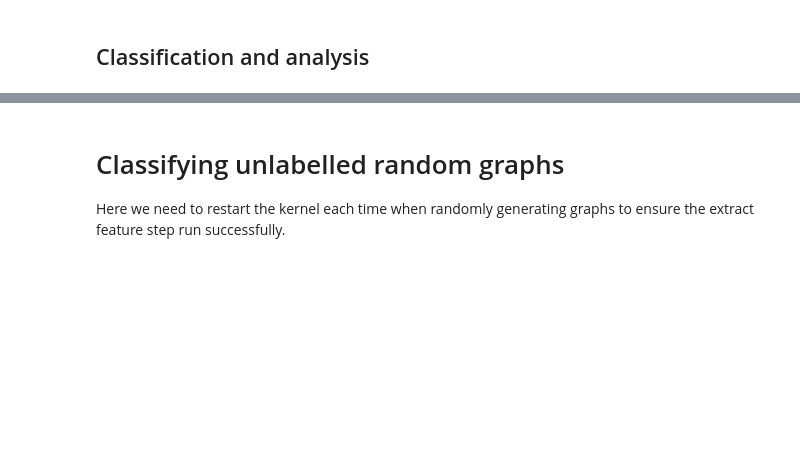
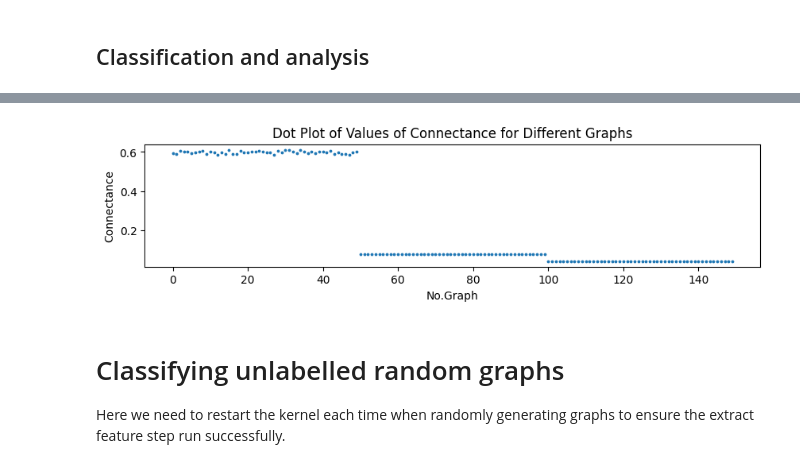
Before and after one commit to cccheryl0111/M2R_Group4, a Jupyter notebook: code.ipynb, the cells around one changed output, grey strips where cells are left out. Saved outputs shown, nothing was run; the diff lists cells and outputs as text; code cells hidden in the pictures; blank space fills up the shorter version.

```diff
--- a/code.ipynb
+++ b/code.ipynb
@@ -187,3 +230,19 @@ print(top_features[(1.0, 2.0)])
+# %%
+# Create an index list
+graph_no = list(range(len(CT)))
+
+# Create a dot plot
+%matplotlib inline
+plt.figure(figsize=(10, 2))
+plt.scatter(graph_no, CT, s=3)
+
+plt.xlabel('No.Graph')
+plt.ylabel('Connectance')
+plt.title('Dot Plot of Values of Connectance for Different Graphs')
+
+plt.show()
+# %% [output]
+[figure, added]
 # %% [markdown]
 # Classifying unlabelled random graphs
 Here we need to restart the kernel each time when randomly generating graphs to ensure the extract feature step run successfully.
```
Also changed, not shown: parts of 31 cells of this notebook, 15 other files.
